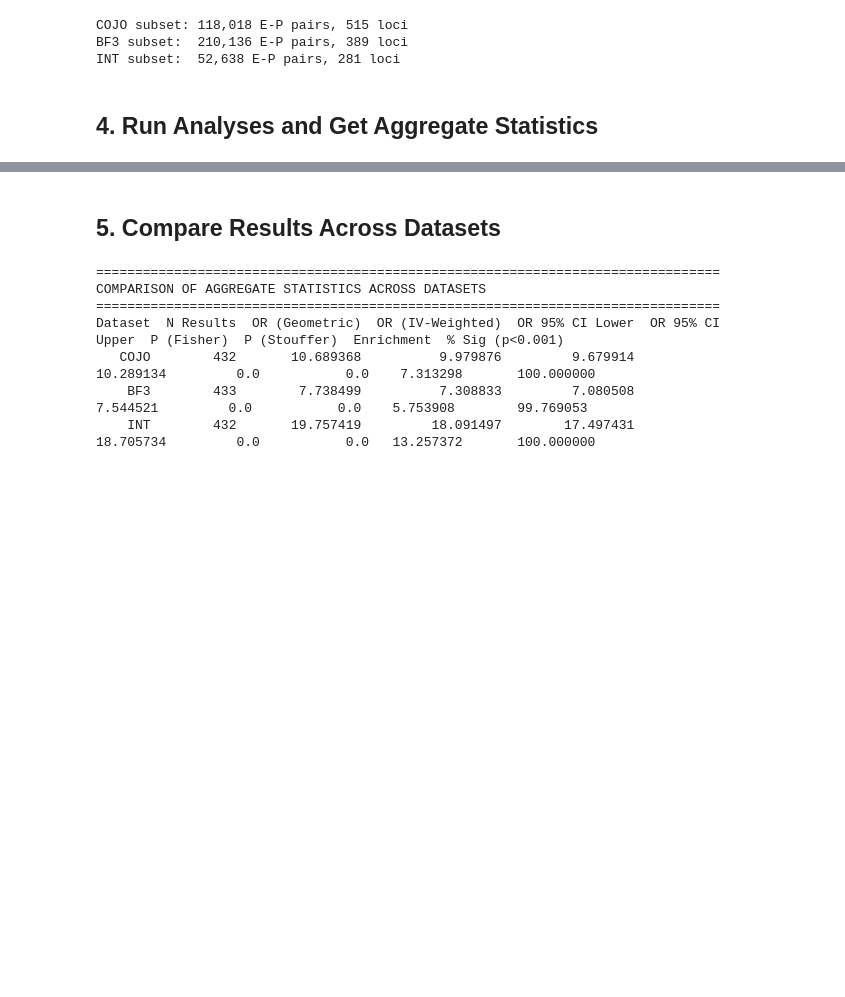
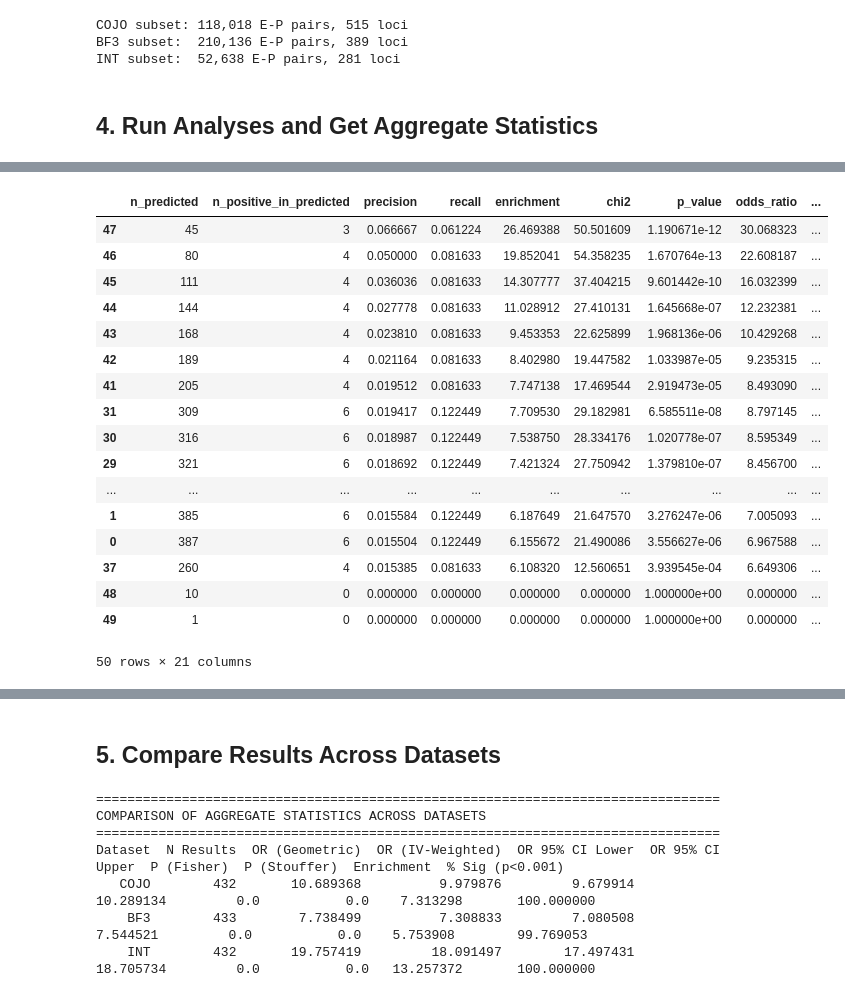
Before and after one commit to mingjutsai/EPFinder, a Jupyter notebook: eBMD_cojo_bf3_analysis_optimized.ipynb, the cells around one changed output, grey strips where cells are left out. Drawn from its saved outputs; the diff is of its cells as text; code cells hidden in the pictures; blank space fills up the shorter version.

```diff
--- a/eBMD_cojo_bf3_analysis_optimized.ipynb
+++ b/eBMD_cojo_bf3_analysis_optimized.ipynb
@@ -530,5 +562,28 @@ Results Analyzed: 433 (from 9 top-N values)
   identify true positive genes vs random selection.
 ======================================================================
+# %%
+bf3_analysis_results = bf3_analysis['results']
+bf3_analysis_results_top1 = bf3_analysis_results[bf3_analysis_results['top_n'] == 1]
+bf3_analysis_results_top1.sort_values(by="enrichment", ascending=False)
+# %% [output]
+|  | n_predicted | n_positive_in_predicted | precision | recall | enrichment | chi2 | p_value | odds_ratio | ... |
+| 47 | 45 | 3 | 0.066667 | 0.061224 | 26.469388 | 50.501609 | 1.190671e-12 | 30.068323 | ... |
+| 46 | 80 | 4 | 0.050000 | 0.081633 | 19.852041 | 54.358235 | 1.670764e-13 | 22.608187 | ... |
+| 45 | 111 | 4 | 0.036036 | 0.081633 | 14.307777 | 37.404215 | 9.601442e-10 | 16.032399 | ... |
+| 44 | 144 | 4 | 0.027778 | 0.081633 | 11.028912 | 27.410131 | 1.645668e-07 | 12.232381 | ... |
+| 43 | 168 | 4 | 0.023810 | 0.081633 | 9.453353 | 22.625899 | 1.968136e-06 | 10.429268 | ... |
+| 42 | 189 | 4 | 0.021164 | 0.081633 | 8.402980 | 19.447582 | 1.033987e-05 | 9.235315 | ... |
+| 41 | 205 | 4 | 0.019512 | 0.081633 | 7.747138 | 17.469544 | 2.919473e-05 | 8.493090 | ... |
+| 31 | 309 | 6 | 0.019417 | 0.122449 | 7.709530 | 29.182981 | 6.585511e-08 | 8.797145 | ... |
+| 30 | 316 | 6 | 0.018987 | 0.122449 | 7.538750 | 28.334176 | 1.020778e-07 | 8.595349 | ... |
+| 29 | 321 | 6 | 0.018692 | 0.122449 | 7.421324 | 27.750942 | 1.379810e-07 | 8.456700 | ... |
+| ... | ... | ... | ... | ... | ... | ... | ... | ... | ... |
+| 1 | 385 | 6 | 0.015584 | 0.122449 | 6.187649 | 21.647570 | 3.276247e-06 | 7.005093 | ... |
+| 0 | 387 | 6 | 0.015504 | 0.122449 | 6.155672 | 21.490086 | 3.556627e-06 | 6.967588 | ... |
+| 37 | 260 | 4 | 0.015385 | 0.081633 | 6.108320 | 12.560651 | 3.939545e-04 | 6.649306 | ... |
+| 48 | 10 | 0 | 0.000000 | 0.000000 | 0.000000 | 0.000000 | 1.000000e+00 | 0.000000 | ... |
+| 49 | 1 | 0 | 0.000000 | 0.000000 | 0.000000 | 0.000000 | 1.000000e+00 | 0.000000 | ... |
+50 rows × 21 columns
 # %%
 # Run Intersection analysis
 int_analysis = run_analysis_pipeline(ebmd_int, bone_genes, "eBMD COJO∩BF3")
```
Also changed, not shown: parts of 9 cells of this notebook.
